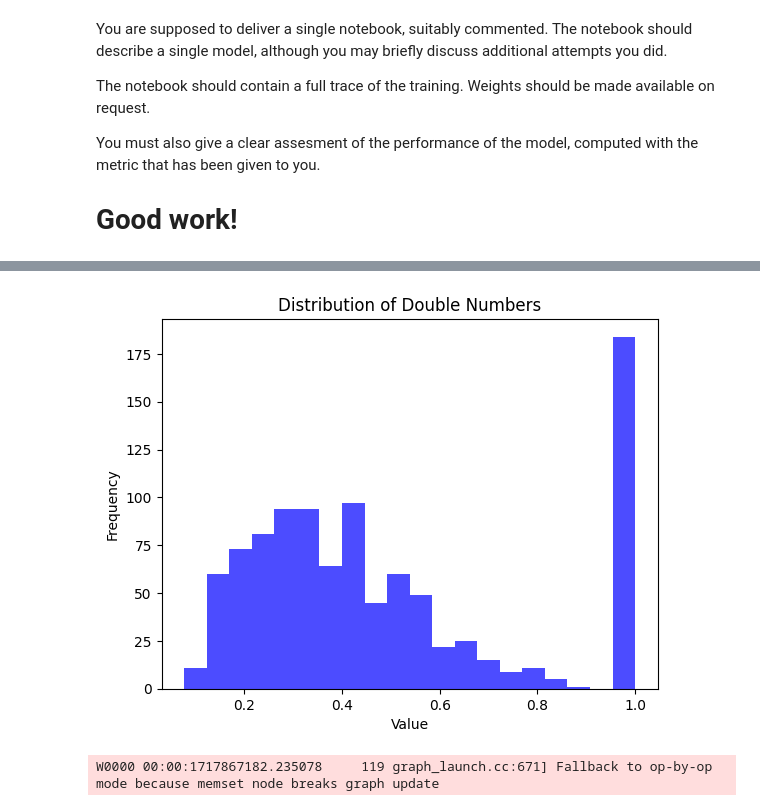
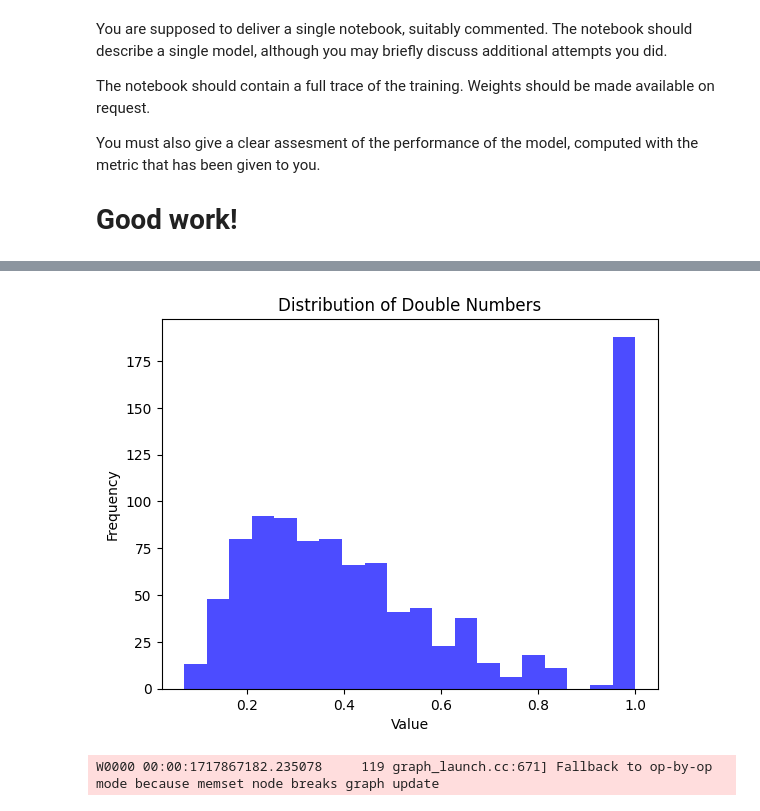
Before and after one commit to lyudmilstamenov/deep_learning_unibo, a Jupyter notebook: Sentence_Reordering_spec_new.ipynb, the cells around one changed output, grey strips where cells are left out. Saved outputs shown, nothing was run; the diff lists cells and outputs as text; code cells hidden in the pictures.

```diff
--- a/Sentence_Reordering_spec_new.ipynb
+++ b/Sentence_Reordering_spec_new.ipynb
@@ -197 +293,4 @@ len(context_train)
+# %%
+transformer_train_generator = TrasnformerDataGenerator(shuffled_data[:200000], batch_size=BATCH_SIZE)
+transformer_val_generator = TrasnformerDataGenerator(shuffled_data[200000:220000], batch_size=BATCH_SIZE)
 # %%
@@ -539,27 +757,0 @@ context_train.shape, context_val.shape, context_test.shape
-# %%
-from keras.callbacks import EarlyStopping, ModelCheckpoint
-
-# Callbacks
-es = EarlyStopping(monitor='val_masked_accuracy', mode='max', verbose=1, patience=2)
-
-epochs = 5
-batch_size= 128
-
-checkpoint_filepath = '/content/drive/MyDrive/UNIBO_DEEP_LEARNING/latest.weights.h5'
-checkpoint_filepath = './latest.weights.h5'
-checkpoint_callback = ModelCheckpoint(
-    filepath=checkpoint_filepath,
-    save_weights_only=True,
-    save_best_only=True,
-    monitor='masked_accuracy',# Only save the weights
-    save_freq=1000,          # Save every 1000 weight updates
-    verbose=1                # Verbosity level (optional)
-)
-history = transformer.fit(
-    (context_train, inputs_train),
-    labels_train,
-    epochs=epochs,
-    batch_size=batch_size,
-    callbacks=[checkpoint_callback, es],
-    validation_data = ((context_val, inputs_val), labels_val)
-)
@@ -688 +882,6 @@ history = transformer_big.fit(
+# %%
+x_test_length = len(x_test)
+
+# Generate 3000 random indices
+random_indices = np.random.choice(x_test_length, 500, replace=False)
 # %%
@@ -692,4 +909,4 @@ print(f'Average score on generated data: {average_generated_score}')
 # %%
-average_random_score, average_generated_score = get_average_score(x_test[2000:2100], y_test[2000:2100], transformer_small)
+gs, average_random_score, average_generated_score = get_average_score(x_test[random_indices], y_test[random_indices], transformer, print_allowed=True)
 print(f'Average score on shuffled data: {average_random_score}')
 print(f'Average score on generated data: {average_generated_score}')
@@ -1107,20 +1246,20 @@ tf.Tensor(
 # %%
 import matplotlib.pyplot as plt
 import numpy as np
 
 
 # Create a histogram
-plt.hist(generated_scores, bins=20, alpha=0.7, color='blue')
+plt.hist(gs, bins=20, alpha=0.7, color='blue')
 
 # Add title and labels
 plt.title('Distribution of Double Numbers')
 plt.xlabel('Value')
 plt.ylabel('Frequency')
 
 # Show the plot
 plt.show()
 # %% [output]
-[figure, old version]
+[figure, new version]
 # %%
 average_random_score, average_generated_score = get_average_score(x_train[2000:2100], y_train[2000:2100], transformer)
 print(f'Average score on shuffled data: {average_random_score}')
```
Also changed, not shown: parts of 64 cells of this notebook.
